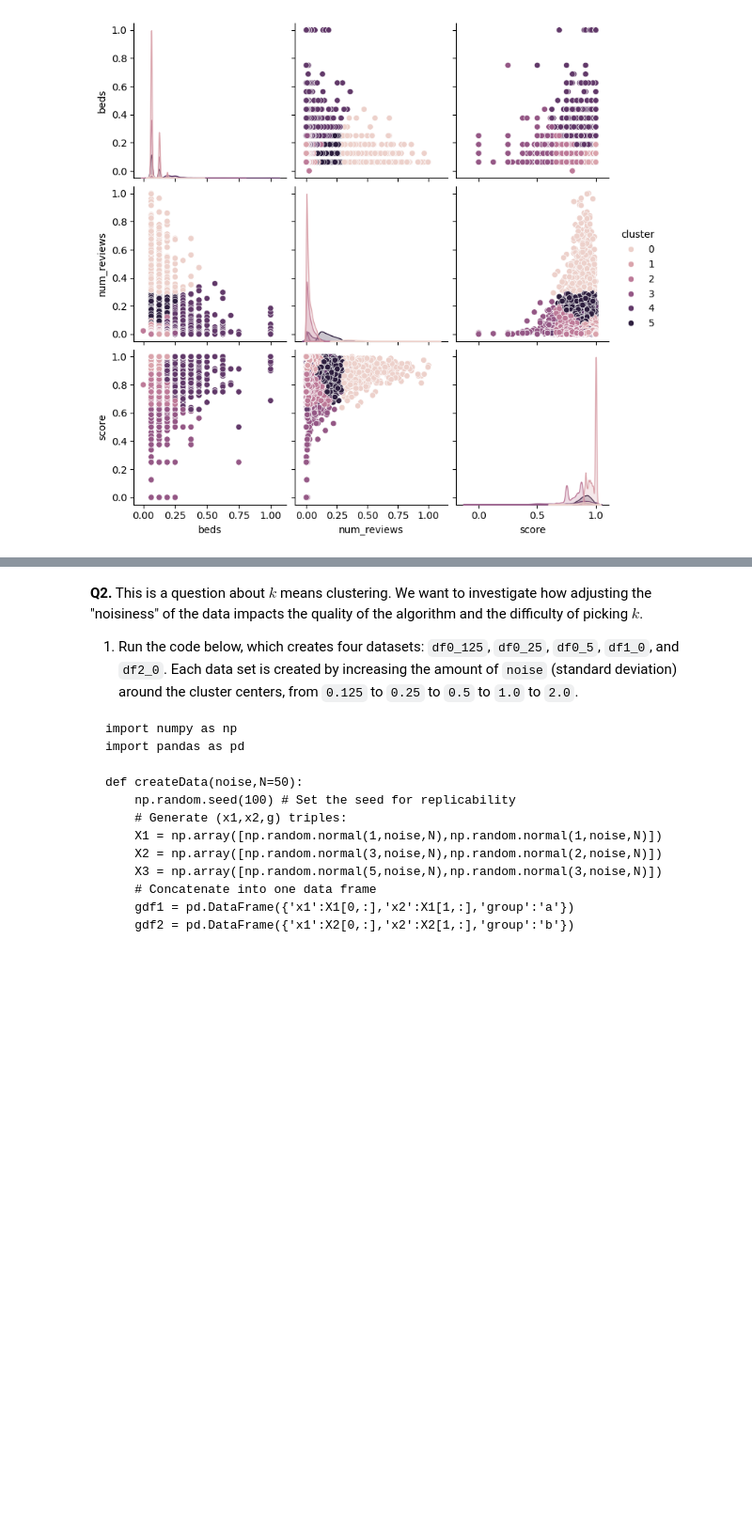
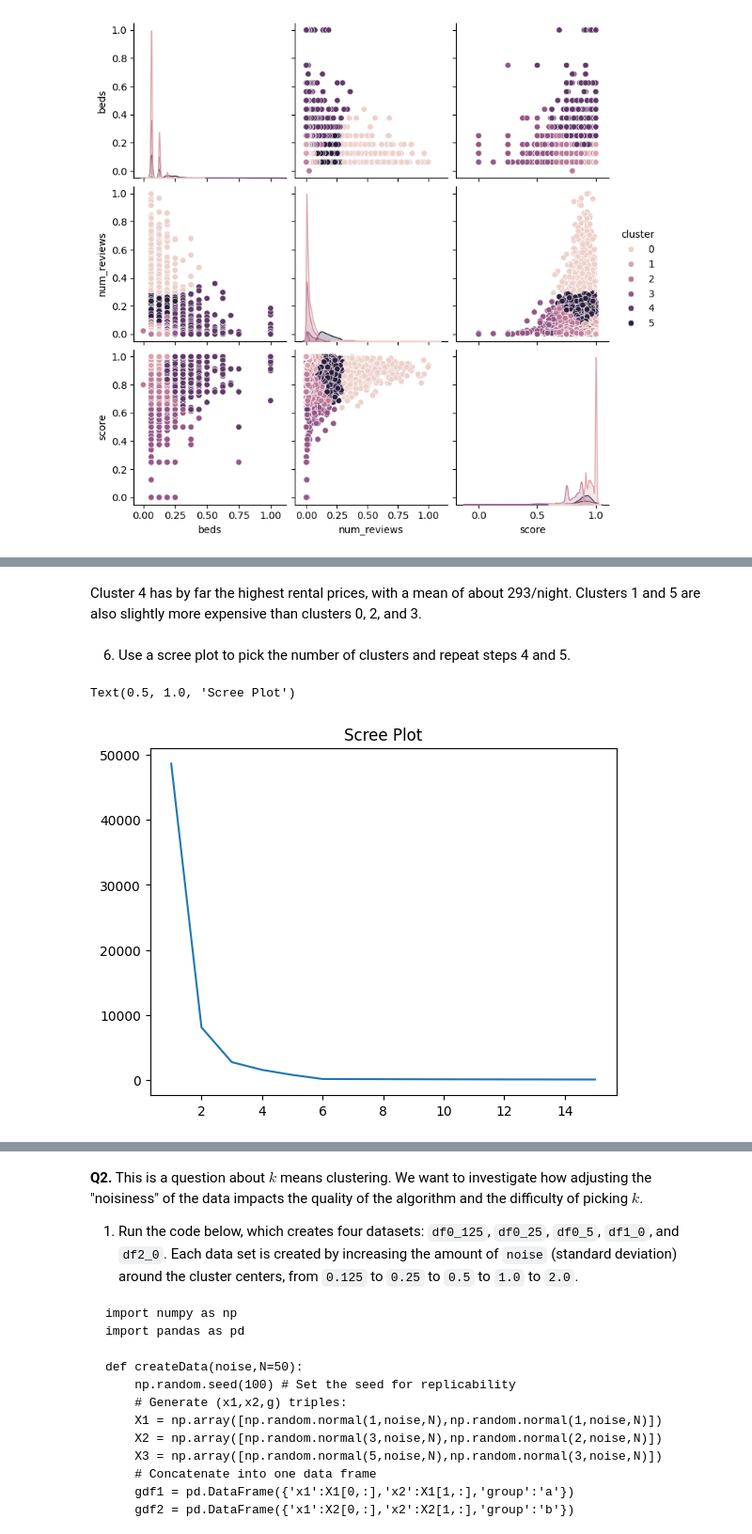
Before and after one commit to fourchain40/kmc, a Jupyter notebook: assignment_kmc.ipynb, the cells around one changed output, grey strips where cells are left out. Shown: that part at 94% size. Saved outputs shown, nothing was run; the diff lists cells and outputs as text; code cells hidden in the pictures; blank space fills up the shorter version.

```diff
--- a/assignment_kmc.ipynb
+++ b/assignment_kmc.ipynb
@@ -124,0 +133,17 @@ sns.pairplot(data=Z,hue='cluster')
+# %% [markdown]
+Cluster 4 has by far the highest rental prices, with a mean of about 293/night. Clusters 1 and 5 are also slightly more expensive than clusters 0, 2, and 3.
+# %% [markdown]
+6. Use a scree plot to pick the number of clusters and repeat steps 4 and 5.
+# %%
+import numpy as np
+k_bar = 15
+k_grid = np.arange(1,k_bar+1)
+SSE = np.zeros(k_bar)
+for k in range(k_bar):
+    model = KMeans(n_clusters = k+1, max_iter = 300, n_init = 10, random_state = 0)
+    model = model.fit(Z)
+    SSE[k] = model.inertia_
+sns.lineplot(x = k_grid, y = SSE).set_title('Scree Plot')
+# %% [output]
+Text(0.5, 1.0, 'Scree Plot')
+[figure, added]
```
Also changed, not shown: parts of 6 cells of this notebook.
